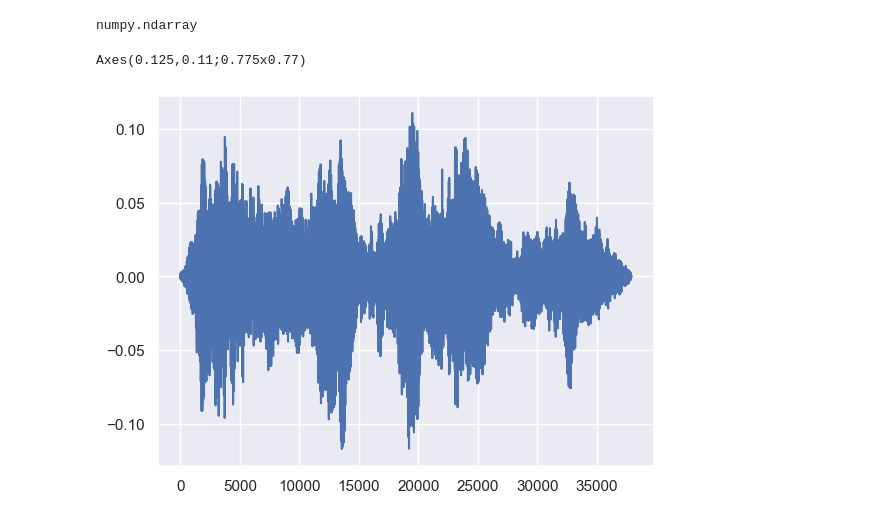
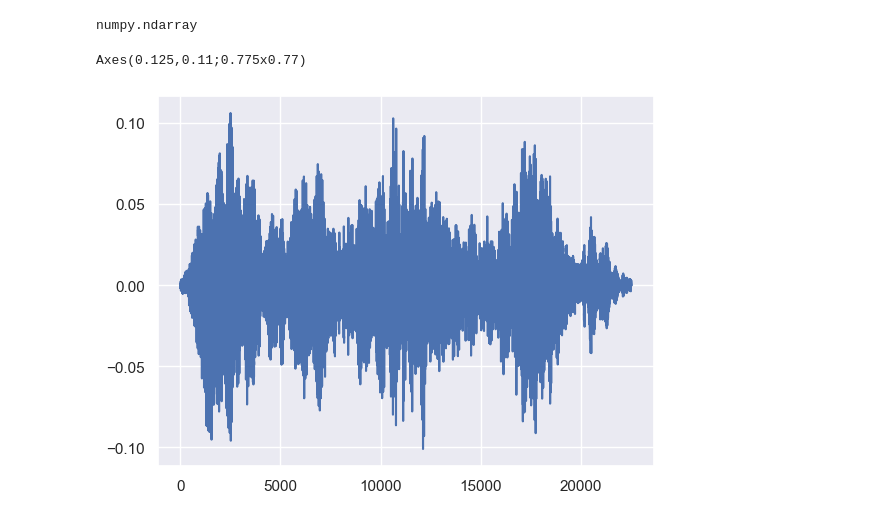
Before and after one commit to Gahtao/DL-Project, a Jupyter notebook: model B/data augmentation.ipynb, the cells around one changed output. Drawn from its saved outputs; the diff is of its cells as text; code cells hidden in the pictures.

```diff
--- a/model B/data augmentation.ipynb
+++ b/model B/data augmentation.ipynb
@@ -144,9 +144,10 @@ for file in stretch_shift_audio:
     trimmed, index = librosa.effects.trim(file, top_db = 20)
     trimmed_audio.append(trimmed)
 # %%
-trimmed_audio[0]
-print(pd.Series(trimmed_audio[0]).plot())
+#seeing how the audio looks like
+#sanity check to see if the trimming works
+print(pd.Series(trimmed_audio[1000]).plot())
 # %% [output]
 Axes(0.125,0.11;0.775x0.77)
-[figure, old version]
+[figure, new version]
 # %%
```
Also changed, not shown: parts of 2 cells of this notebook.
